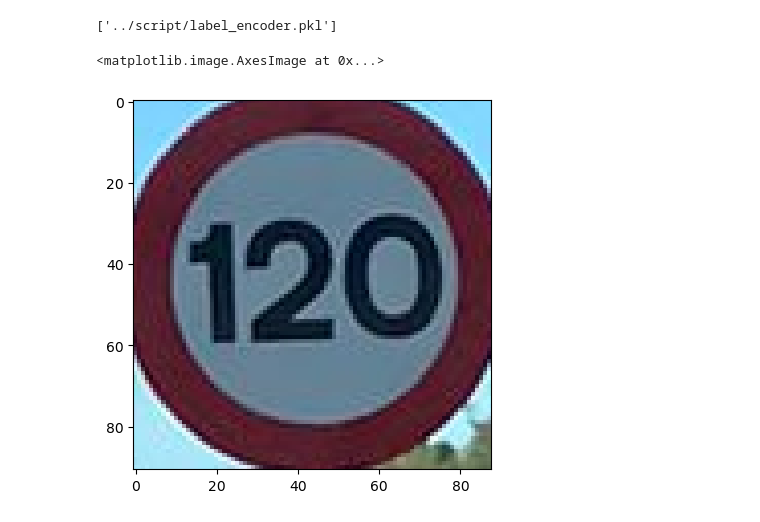
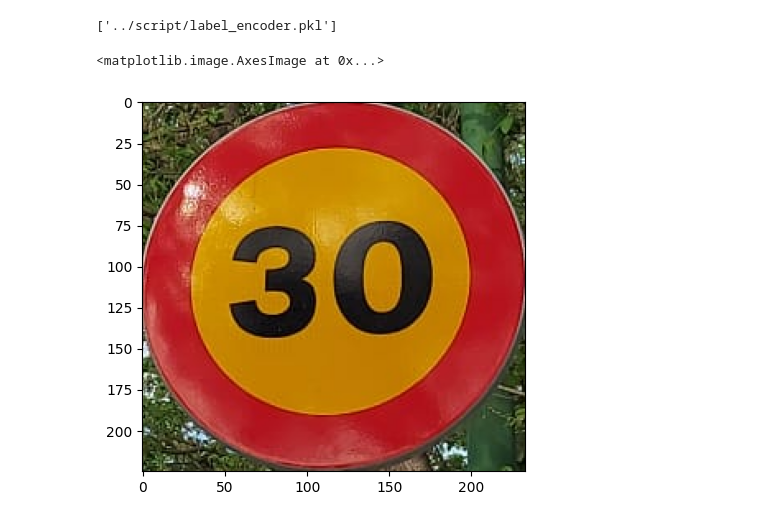
Before and after one commit to Josdelsan/SW-PID-Proyecto, a Jupyter notebook: cnn/cnn_train.ipynb, the cells around one changed output. Saved outputs shown, nothing was run; the diff lists cells and outputs as text; code cells hidden in the pictures.

```diff
--- a/cnn/cnn_train.ipynb
+++ b/cnn/cnn_train.ipynb
@@ -115,7 +114,7 @@ joblib.dump(label_encoder, '../script/label_encoder.pkl')
 import cv2 as cv
 import matplotlib.pyplot as plt
 
-img = cv.imread('../script/images2/120.jpg',cv.IMREAD_COLOR)
+img = cv.imread('../script/images2/doble1.jpg',cv.IMREAD_COLOR)
 
 h_inf_1=170
 h_sup_1=180
@@ -126,34 +125,34 @@ lower_red_1 = np.array([h_inf_1,50,50])
 upper_red_1 = np.array([h_sup_1,255,255])
 lower_red_2 = np.array([h_inf_2,50,50])
 upper_red_2 = np.array([h_sup_2,255,255])
 
 hsv = cv.cvtColor(img, cv.COLOR_BGR2HSV)
 red_mask_1 = cv.inRange(hsv, lower_red_1, upper_red_1)
 red_mask_2 = cv.inRange(hsv, lower_red_2, upper_red_2)
 
 red_mask = red_mask_1+red_mask_2
 
 img_rojo = cv.bitwise_and(img,img, mask= red_mask)
 
 gray = cv.cvtColor(img_rojo, cv.COLOR_BGR2GRAY)
 binary = cv.threshold(gray, 0, 255, cv.THRESH_BINARY)[1]
 
 forms = cv.erode(binary, np.ones((3,3),np.uint8), iterations = 1)
 
 contours = cv.findContours(forms, cv.RETR_EXTERNAL, cv.CHAIN_APPROX_SIMPLE)
 biggest_contour = max(contours[0], key=cv.contourArea)
 
 img_copy = img.copy()
 x,y,w,h = cv.boundingRect(biggest_contour)
 cv.drawContours(img_copy, biggest_contour, -1, (0,255,0), 3)
 cv.rectangle(img_copy,(x,y),(x+w,y+h),(0,255,0),2)
 
 cropped = img[y:y+h, x:x+w]
 
 plt.imshow(cv.cvtColor(cropped,cv.COLOR_BGR2RGB))
 # %% [output]
 <matplotlib.image.AxesImage at 0x...>
-[figure, old version]
+[figure, new version]
 # %%
 # Prepare the image
 image = cv.resize(cropped, (64,64))
```
Also changed, not shown: parts of 6 cells of this notebook, 3 other files.
